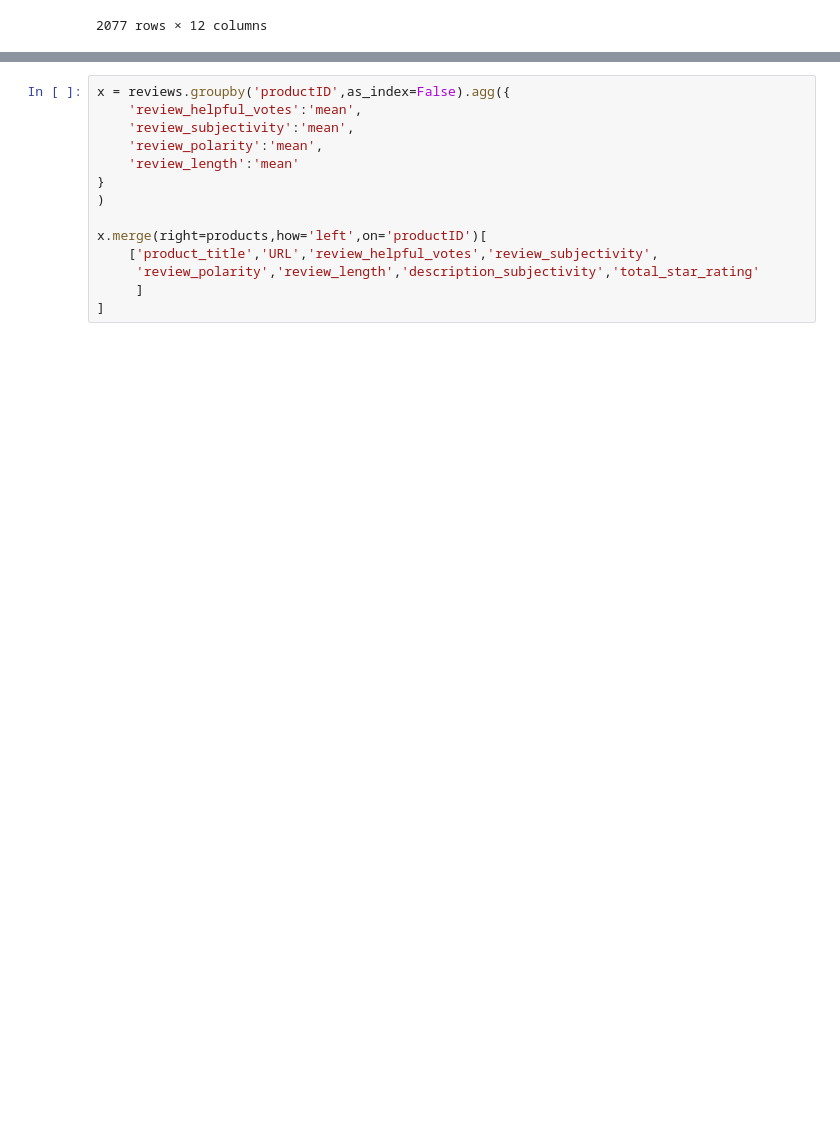
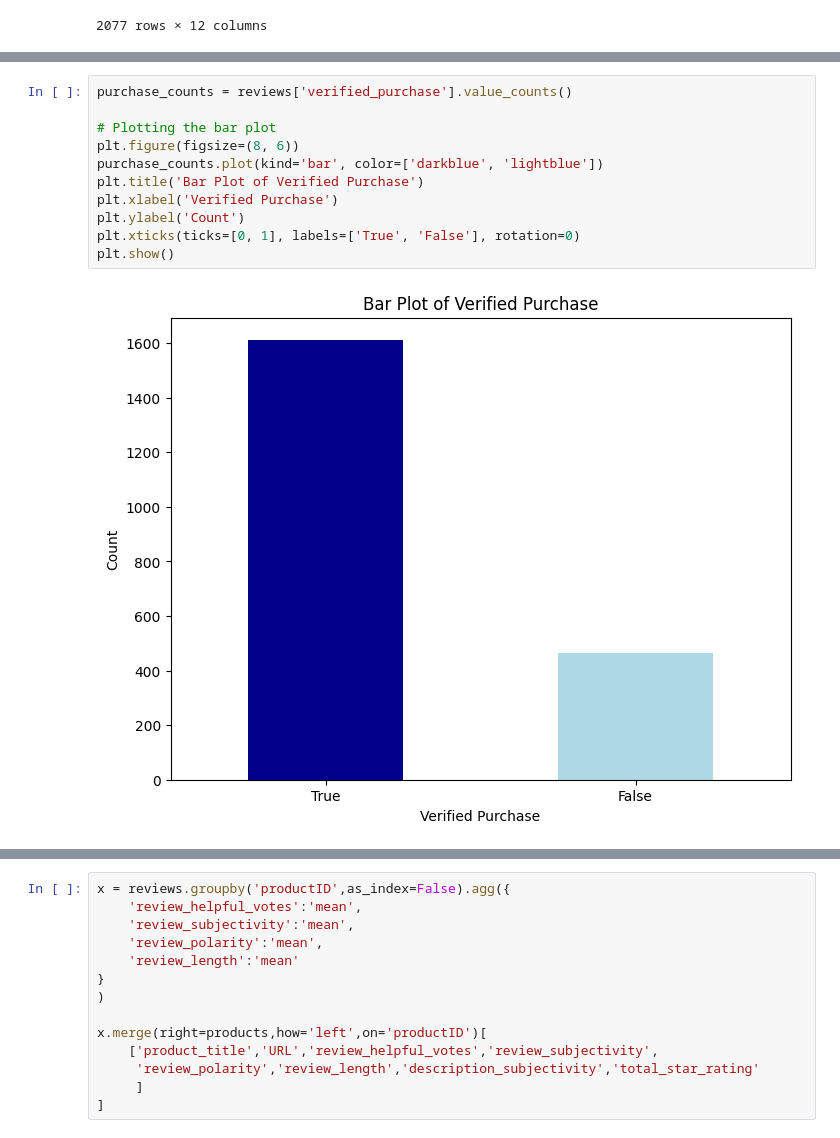
Before and after one commit to aneeshkhole/Perceived-Usefulness-of-online-customer-reviews, a Jupyter notebook: src/Amazon_Review_data_scraping.ipynb, the cells around one changed output, grey strips where cells are left out. Cells and saved outputs as stored; diff of their text form; blank space fills up the shorter version.

```diff
--- a/src/Amazon_Review_data_scraping.ipynb
+++ b/src/Amazon_Review_data_scraping.ipynb
@@ -307,0 +349,13 @@ reviews
+# %%
+purchase_counts = reviews['verified_purchase'].value_counts()
+
+# Plotting the bar plot
+plt.figure(figsize=(8, 6))
+purchase_counts.plot(kind='bar', color=['darkblue', 'lightblue'])
+plt.title('Bar Plot of Verified Purchase')
+plt.xlabel('Verified Purchase')
+plt.ylabel('Count')
+plt.xticks(ticks=[0, 1], labels=['True', 'False'], rotation=0)
+plt.show()
+# %% [output]
+[figure, added]
```
Also changed, not shown: parts of 9 cells of this notebook, 1 other file.
